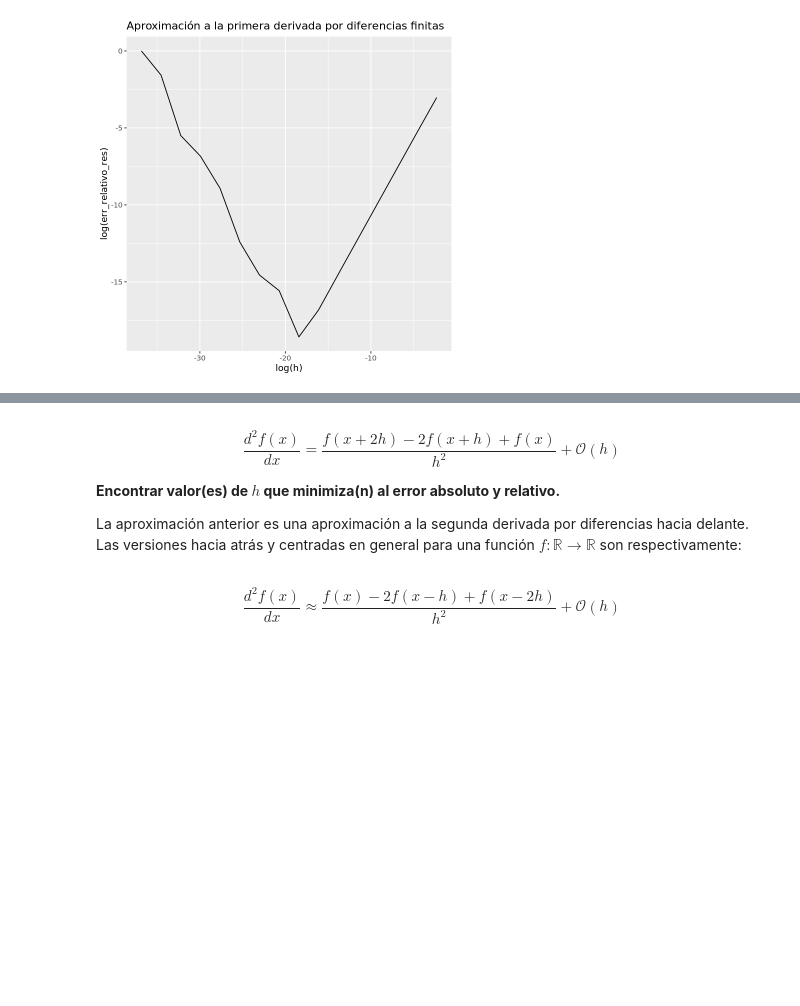
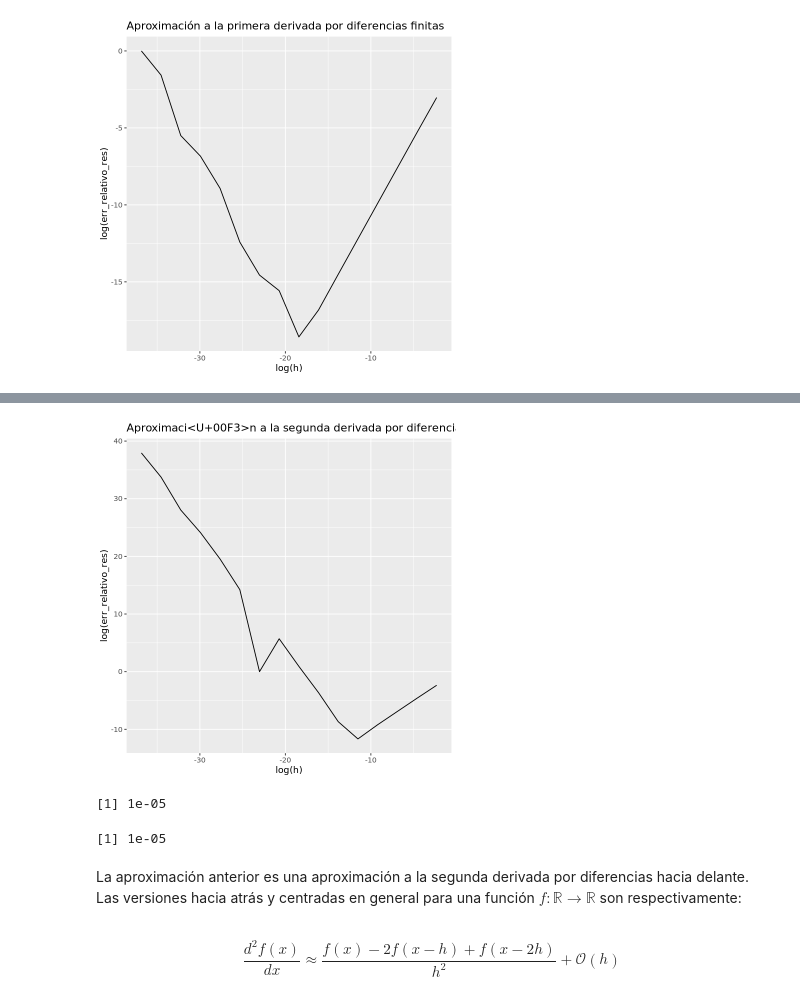
Before and after one commit to mno-2020-gh-classroom/ejercicios-de-dif-e-int-numerica-gzarazua, a Jupyter notebook: 1.4.Polinomios_de_Taylor_y_diferenciacion_numerica.ipynb, the cells around one changed output, grey strips where cells are left out. Drawn from its saved outputs; the diff is of its cells as text; code cells hidden in the pictures; blank space fills up the shorter version.

```diff
--- a/1.4.Polinomios_de_Taylor_y_diferenciacion_numerica.ipynb
+++ b/1.4.Polinomios_de_Taylor_y_diferenciacion_numerica.ipynb
@@ -415,8 +452,19 @@ ggtitle('Aproximación a la primera derivada por diferencias finitas')
+# %%
+gf+
+geom_line(aes(x=log(h),y=log(err_relativo_res)))+
+ggtitle('Aproximacion a la segunda derivada por diferencias finitas')
+# %% [output]
+[figure, added]
+# %%
+min_err_absoluto_res=which(err_absoluto_res == min(err_absoluto_res))
+h[min_err_absoluto_res] #valor de h que minimiza el error absoluto
+
+min_err_relativo_res=which(err_relativo_res == min(err_relativo_res))
+h[min_err_relativo_res] #valor de h que minimiza el error relativo
+# %% [output]
+[1] 1e-05
+[1] 1e-05
 # %% [markdown]
-$$\frac{d^2f(x)}{dx} = \frac{f(x+2h)-2f(x+h)+f(x)}{h^2} + \mathcal{O}(h)$$
-
-**Encontrar valor(es) de $h$ que minimiza(n) al error absoluto y relativo.**
-
 La aproximación anterior es una aproximación a la segunda derivada por diferencias hacia delante. Las versiones hacia atrás y centradas en general para una función $f: \mathbb{R} \rightarrow \mathbb{R}$ son respectivamente:
 # %% [markdown]
 $$\frac{d^2f(x)}{dx} \approx \frac{f(x)-2f(x-h)+f(x-2h)}{h^2} + \mathcal{O}(h)$$
```
Also changed, not shown: parts of 3 cells of this notebook.
